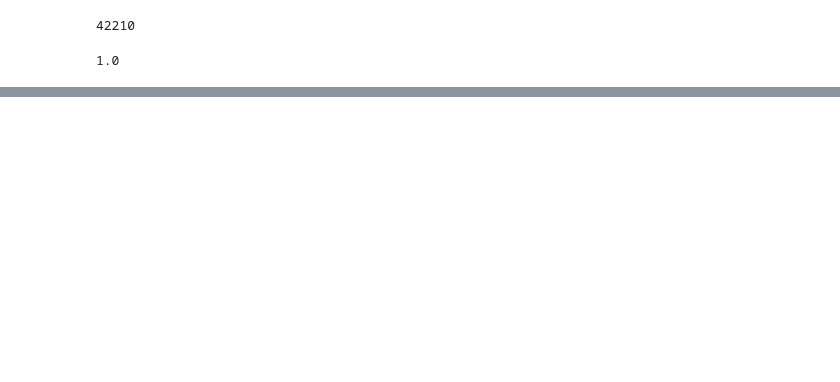
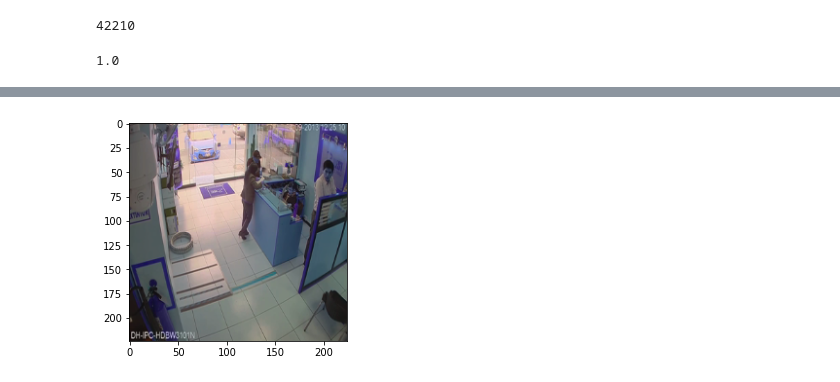
Before and after one commit to bipinthecoder/anomaly-driven-video-summarization, a Jupyter notebook: Video Extraction.ipynb, the cells around one changed output, grey strips where cells are left out. Drawn from its saved outputs; the diff is of its cells as text; code cells hidden in the pictures; blank space fills up the shorter version.

```diff
--- a/Video Extraction.ipynb
+++ b/Video Extraction.ipynb
@@ -451,0 +628,4 @@ print(np.max(normalized_frames_list[0]))
+# %%
+display_image(x_train[0])
+# %% [output]
+[figure, added]
```
Also changed, not shown: parts of 42 cells of this notebook.
